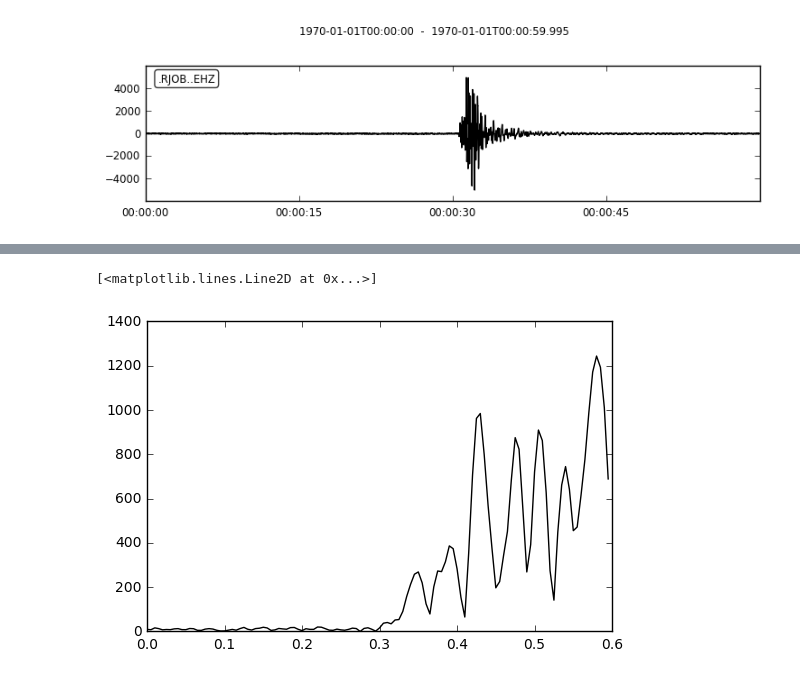
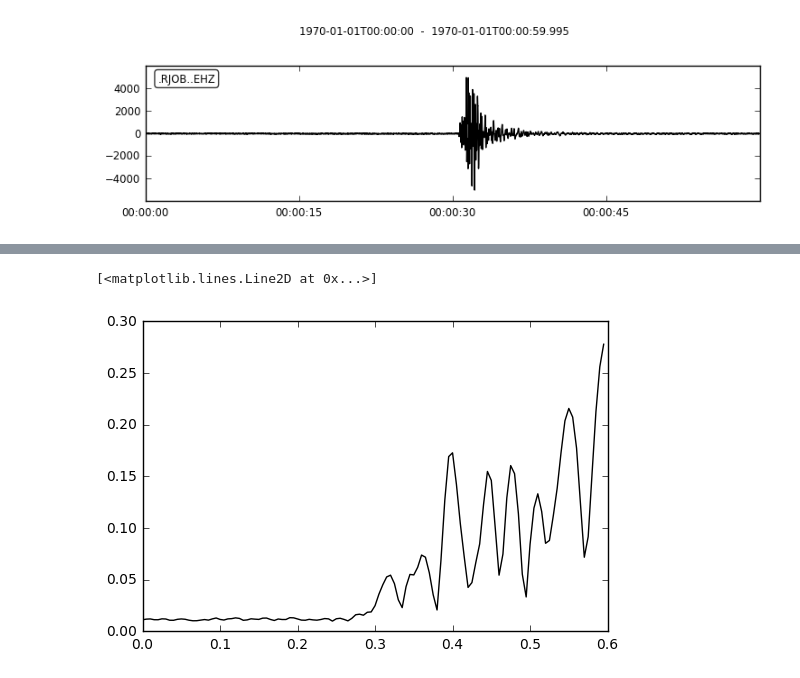
Before and after one commit to internnos/final-project, a Jupyter notebook: Envelope.ipynb, the cells around one changed output, grey strips where cells are left out. Cells and saved outputs as stored; diff of their text form; code cells hidden in the pictures.

```diff
--- a/Envelope.ipynb
+++ b/Envelope.ipynb
@@ -41,11 +44,13 @@ plt.show()
+# %%
+data_envelope = ((1-0.01)*(data_envelope-np.min(data_envelope))/(np.max(data_envelope)-np.min(data_envelope)))+0.01
 # %%
 #p[6068:6188]
 
 t2 = np.arange(0, 120*samprate, samprate)
-plt.plot(t2,data_envelope[6060:6180],'k')
+plt.plot(t2,data_envelope[6066:6186],'k')
 # %% [output]
 [<matplotlib.lines.Line2D at 0x...>]
-[figure, old version]
+[figure, new version]
 # %%
 t2 = np.arange(0, 120*samprate, samprate)
 plt.plot(t2,data[6060:6180],'k')
```
Also changed, not shown: parts of 3 cells of this notebook, 2 other files.
